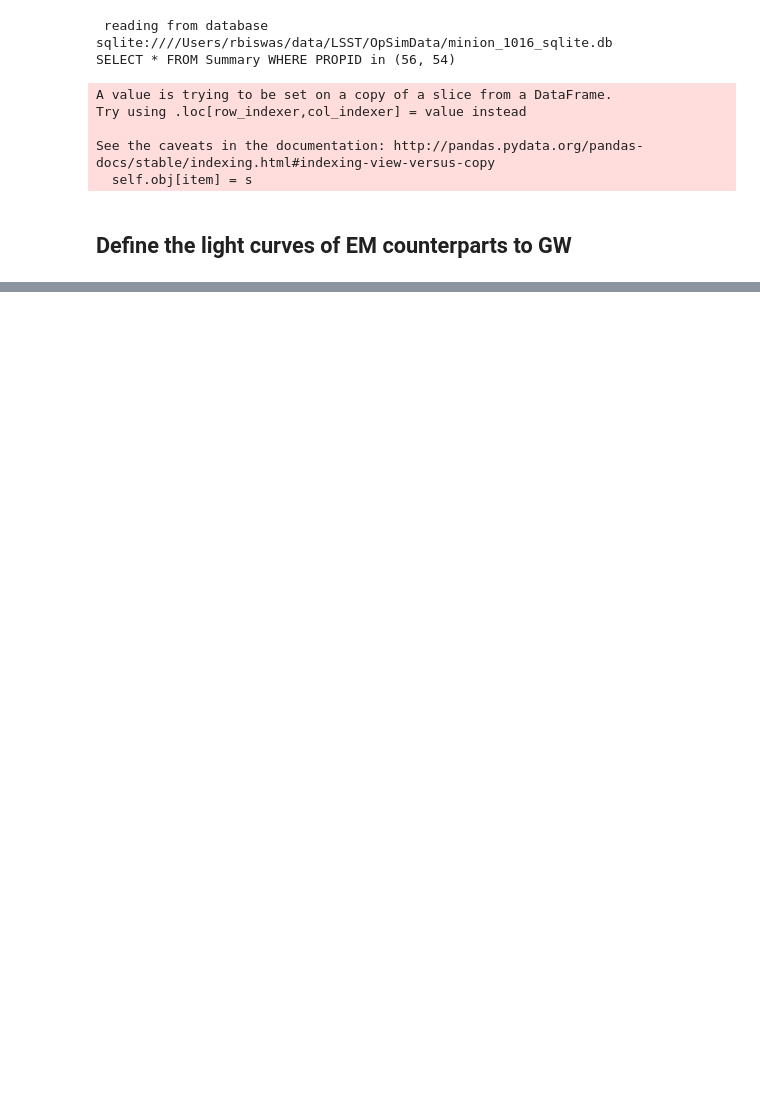
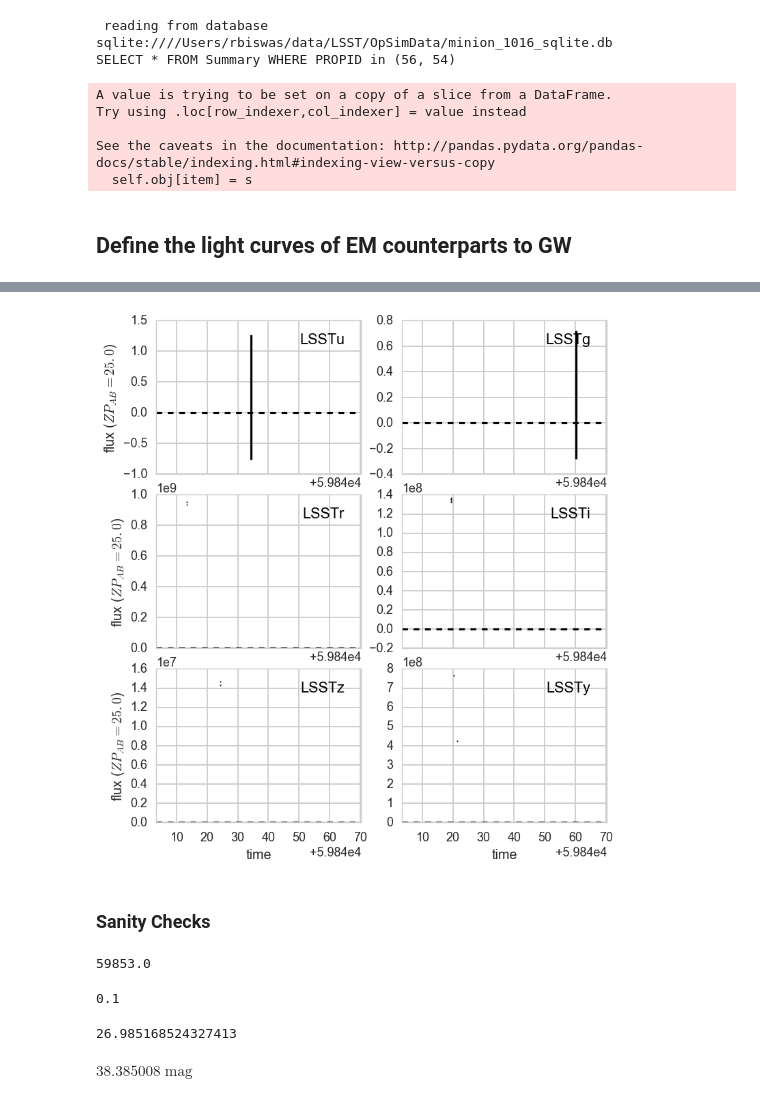
Before and after one commit to rbiswas4/emclc, a Jupyter notebook: examples/gw_emcounterparts.ipynb, the cells around one changed output, grey strips where cells are left out. Drawn from its saved outputs; the diff is of its cells as text; code cells hidden in the pictures; blank space fills up the shorter version.

```diff
--- a/examples/gw_emcounterparts.ipynb
+++ b/examples/gw_emcounterparts.ipynb
@@ -153,0 +247,24 @@ def modellc(model, pointings, rng=np.random.RandomState(0), idx=0):
+# %%
+fig_wfd_1 = sncosmo.plot_lc(wfdlc_1.snCosmoLC(), color='k')
+# %% [output]
+[figure, added]
+# %% [markdown]
+### Sanity Checks
+# %%
+gw0.t0
+# %% [output]
+59853.0
+# %%
+gw0.z
+# %% [output]
+0.1
+# %%
+# r apparent mag peak
+-2.5 * np.log10(np.array(list(gw0.modelFlux(t, 'lsstr') for t in np.arange(59853., 59900, 0.1))).max())
+# %% [output]
+26.985168524327413
+# %%
+# Let us neglect the k correction first.
+cosmo.distmod(z=0.1)
+# %% [output]
+$38.385008 \; \mathrm{mag}$
```
Also changed, not shown: parts of 52 cells of this notebook, 2 other files.
